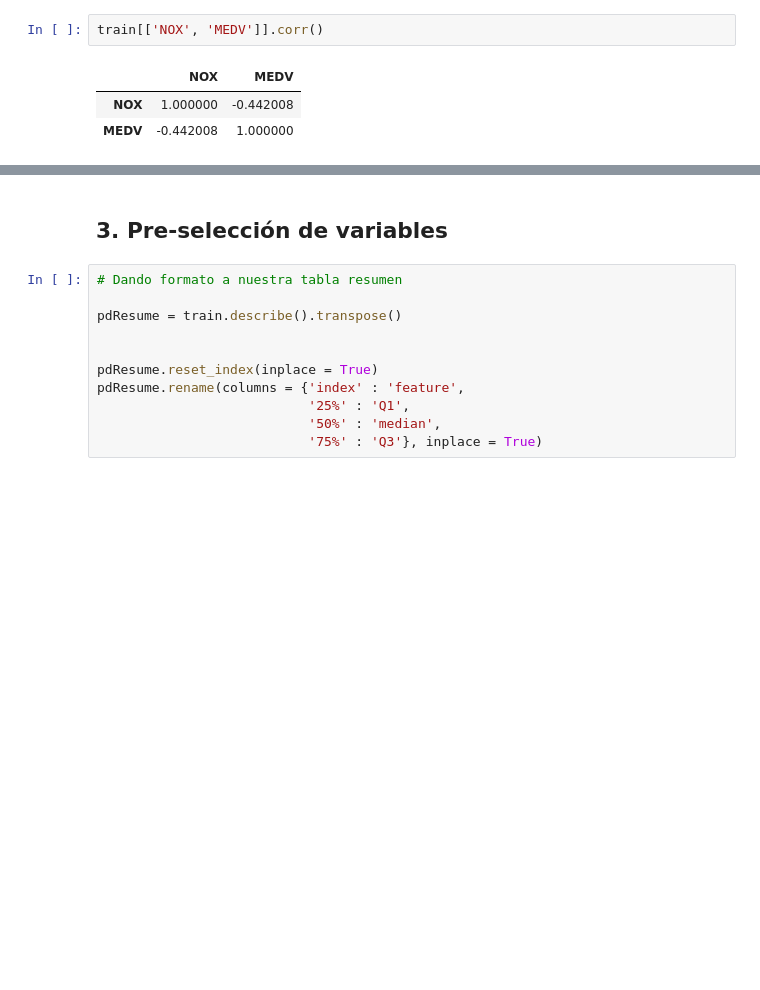
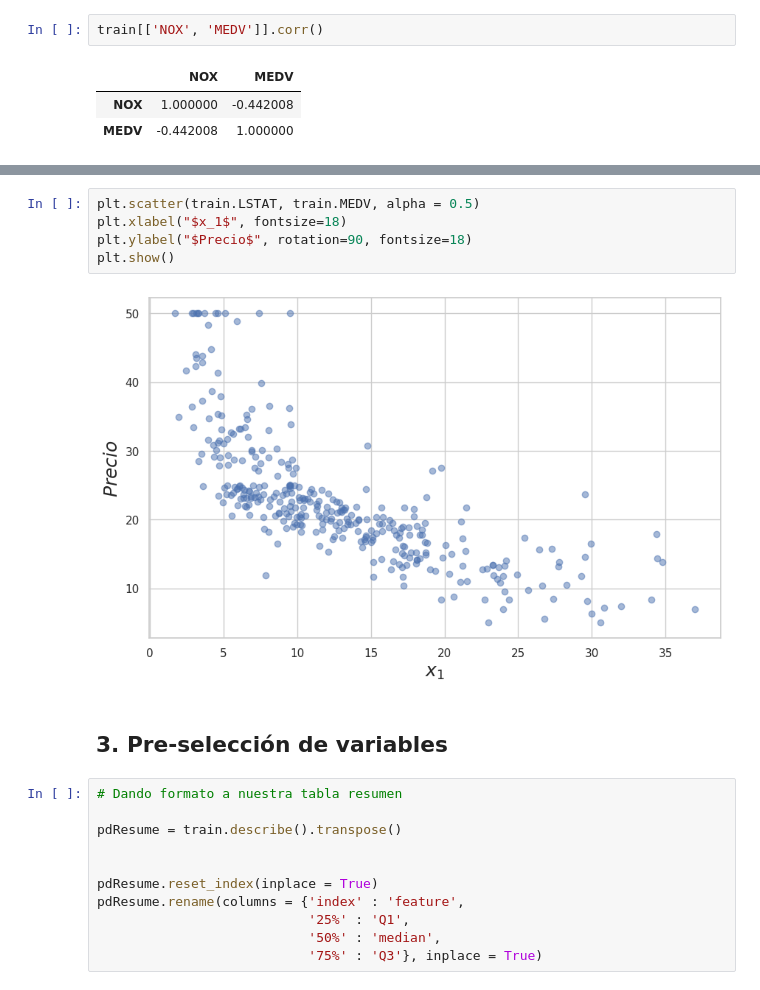
Before and after one commit to davidagapitoq/data_science_for_business_2023, a Jupyter notebook: Supervised_models/Linear_regression/Lab_Boston_Housing_v2.ipynb, the cells around one changed output, grey strips where cells are left out. Saved outputs shown, nothing was run; the diff lists cells and outputs as text; blank space fills up the shorter version.

```diff
--- a/Supervised_models/Linear_regression/Lab_Boston_Housing_v2.ipynb
+++ b/Supervised_models/Linear_regression/Lab_Boston_Housing_v2.ipynb
@@ -260,3 +273,10 @@ array([[<Axes: xlabel='CRIM', ylabel='CRIM'>,
+# %%
+plt.scatter(train.LSTAT, train.MEDV, alpha = 0.5)
+plt.xlabel("$x_1$", fontsize=18)
+plt.ylabel("$Precio$", rotation=90, fontsize=18)
+plt.show()
+# %% [output]
+[figure, added]
 # %% [markdown]
 ## 3. Pre-selección de variables
 # %%
```
Also changed, not shown: parts of 6 cells of this notebook.
